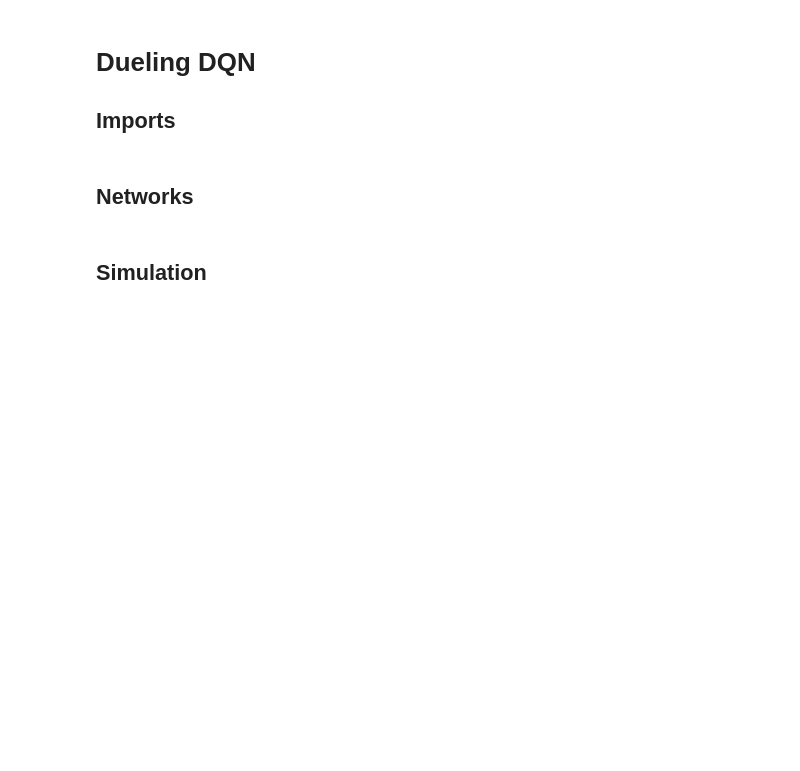
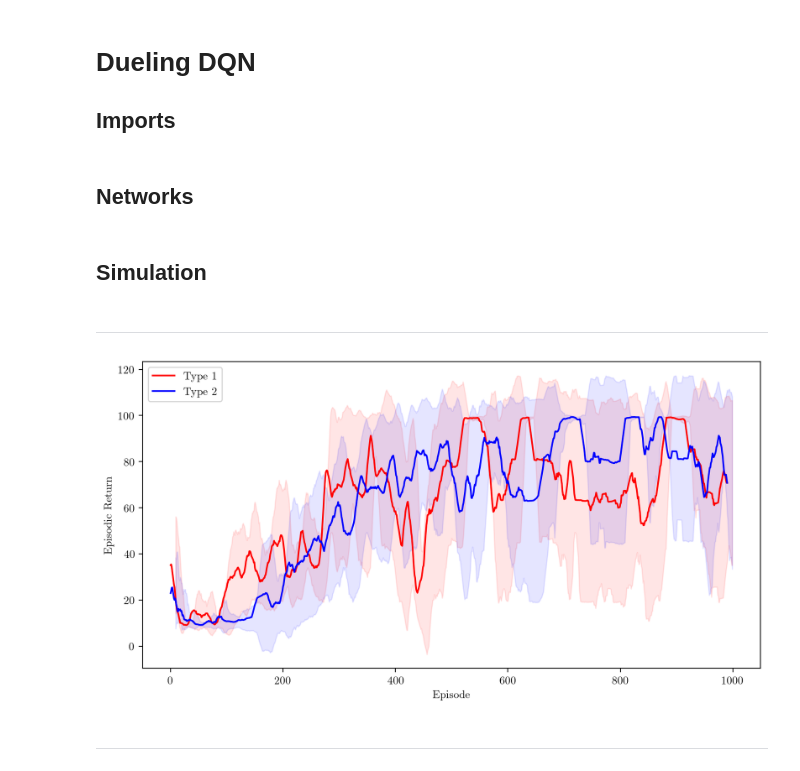
Before and after one commit to Xerefic/CS6700, a Jupyter notebook: Programming Assignment 2/final/Dueling_DQN.ipynb, the cells around one changed output. Saved outputs shown, nothing was run; the diff lists cells and outputs as text; code cells hidden in the pictures; blank space fills up the shorter version.

```diff
--- a/Programming Assignment 2/final/Dueling_DQN.ipynb
+++ b/Programming Assignment 2/final/Dueling_DQN.ipynb
@@ -184,6 +160,7 @@ class Agent:
         for run in tqdm.trange(self.args.num_runs, desc='Runs'):
             self.online_Qnetwork.init_weights()
             self.target_Qnetwork.load_state_dict(self.online_Qnetwork.state_dict())
+            self.optimizer = optim.Adam(self.online_Qnetwork.parameters(), lr=self.args.lr)
 
             self.online_Qnetwork.train()
             self.target_Qnetwork.eval()
@@ -195,14 +172,15 @@ class Agent:
                 total_reward = 0
 
                 for t in count():
-                    epsilon = max(self.args.epsilon_min, self.args.epsilon_max - (self.args.epsilon_max - self.args.epsilon_min) * t / self.args.explore_steps)
+                    # epsilon = max(self.args.epsilon_min, self.args.epsilon_max**t)
+                    epsilon = max(self.args.epsilon_min, self.args.epsilon_max - (self.args.epsilon_max - self.args.epsilon_min) * t / self.args.num_episodes)
                     if random.random() < epsilon:
                         action = self.env.action_space.sample()
                     else:
                         action = self.online_Qnetwork.select_action(torch.tensor(state, dtype=torch.float32).to(self.args.device).unsqueeze(0))
 
                     next_state, reward, done, _ = self.env.step(action)
-                    total_reward += reward
+                    total_reward = reward + self.args.gamma * total_reward
 
                     self.memory.add((state, action, reward, next_state, done))
 
@@ -294,0 +232,40 @@ plt.legend()
+# %% [markdown]
+---
+# %%
+args = Args()
+args.env = 'CartPole'
+
+set_seed(args.seed)
+agent = Agent(args, 'type1')
+cartpole_rewards_type1 = agent.train()
+
+set_seed(args.seed)
+agent = Agent(args, 'type2')
+cartpole_rewards_type2 = agent.train()
+# %%
+window_size = 10
+fig = plt.figure(figsize=(10, 5))
+ax = fig.add_subplot(111)
+
+type1_mean = np.mean(cartpole_rewards_type1, axis=0)
+type1_std = np.std(cartpole_rewards_type1, axis=0)
+
+ax.plot(np.convolve(type1_mean, np.ones(window_size)/window_size, mode='valid'), label='Type 1', color='red')
+ax.fill_between(range(window_size-1, len(type1_mean)),
+                np.convolve(type1_mean - type1_std, np.ones(window_size)/window_size, mode='valid'),
+                np.convolve(type1_mean + type1_std, np.ones(window_size)/window_size, mode='valid'), alpha=0.1, color='red')
+
+type2_mean = np.mean(cartpole_rewards_type2, axis=0)
+type2_std = np.std(cartpole_rewards_type2, axis=0)
+
+ax.plot(np.convolve(type2_mean, np.ones(window_size)/window_size, mode='valid'), label='Type 2', color='blue')
+ax.fill_between(range(window_size-1, len(type2_mean)),
+                np.convolve(type2_mean - type2_std, np.ones(window_size)/window_size, mode='valid'),
+                np.convolve(type2_mean + type2_std, np.ones(window_size)/window_size, mode='valid'), alpha=0.1, color='blue')
+
+ax.set_xlabel('Episode')
+ax.set_ylabel('Episodic Return')
+ax.legend(loc='upper left')
+fig.savefig(f'result/cartpole_{args.algorithm}.pdf', bbox_inches='tight')
+# %% [output]
+[figure, added]
@@ -294,0 +308,2 @@ plt.legend()
+# %% [markdown]
+---
```
Also changed, not shown: parts of 17 cells of this notebook, 29 other files.
